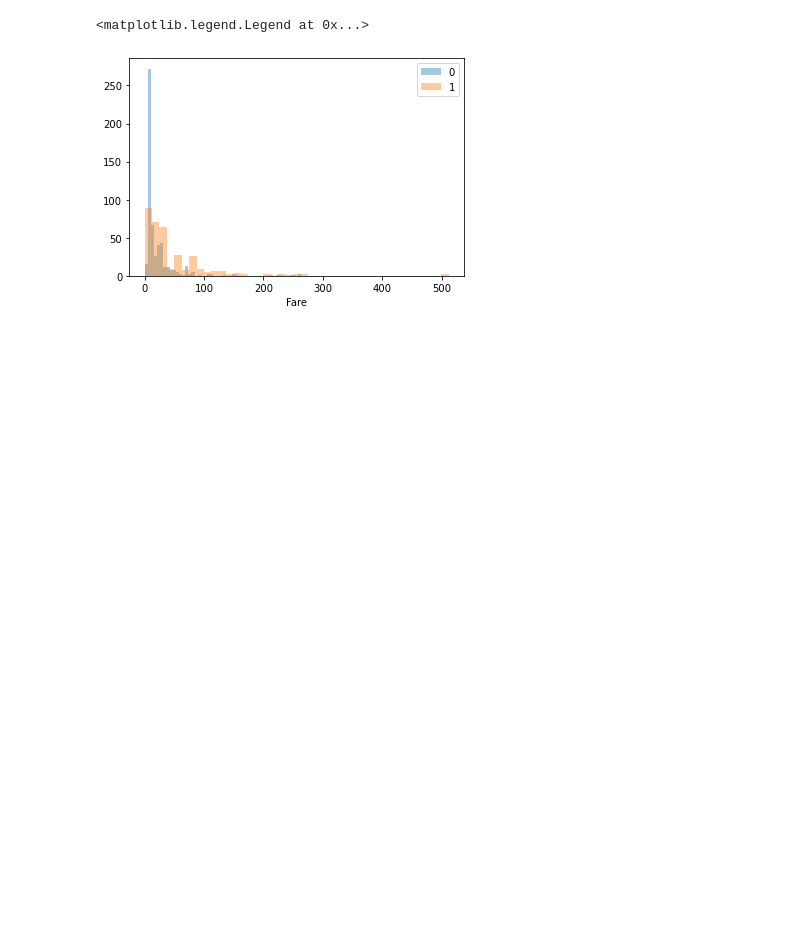
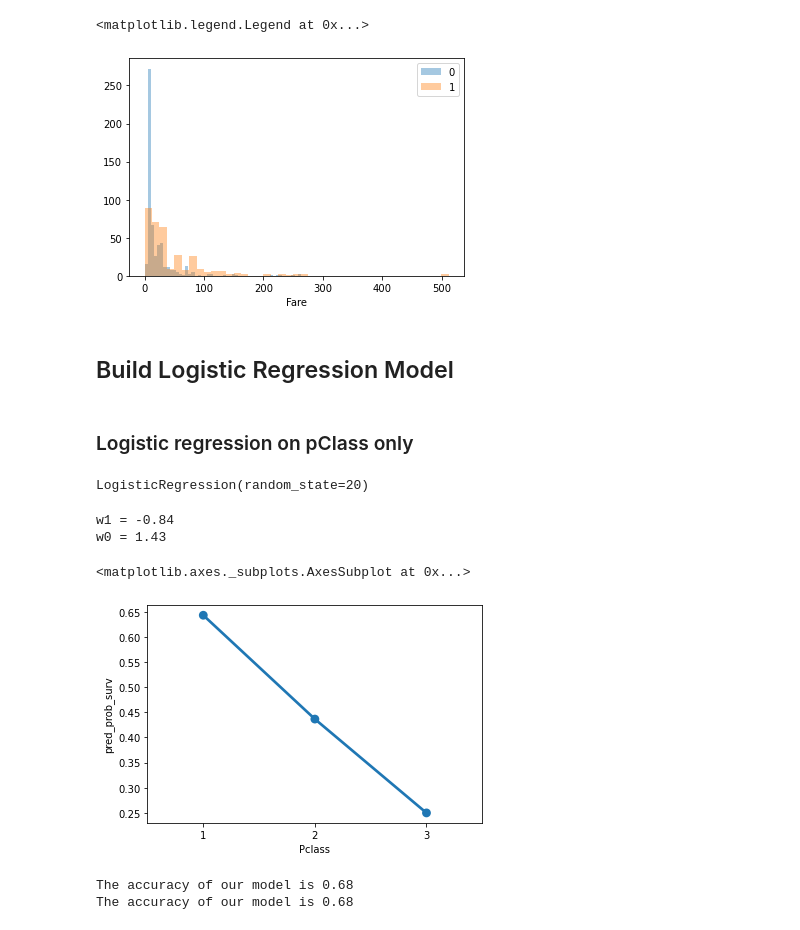
Before and after one commit to mfriebel/DS_projects, a Jupyter notebook: week02/project_week02_MF.ipynb, the cells around one changed output. Cells and saved outputs as stored; diff of their text form; code cells hidden in the pictures; blank space fills up the shorter version.

Commit message:
started to work logistic regression and evaluation

```diff
--- a/week02/project_week02_MF.ipynb
+++ b/week02/project_week02_MF.ipynb
@@ -98,3 +99,43 @@ plt.legend()
 # %% [output]
 <matplotlib.legend.Legend at 0x...>
 [figure]
+# %% [markdown]
+## Build Logistic Regression Model
+# %% [markdown]
+### Logistic regression on pClass only
+# %%
+# Create model
+m = LogisticRegression(random_state = 20)
+# %%
+# Define X and y of Model
+X = data_train[['Pclass']]
+y = data_train['Survived']
+# %%
+# Fitting the model
+m.fit(X, y)
+# %% [output]
+LogisticRegression(random_state=20)
+# %%
+# Fitting parameters
+w1 = m.coef_[0][0]
+w0 = m.intercept_[0]
+print(f'w1 = {round(w1, 2)}')
+print(f'w0 = {round(w0, 2)}')
+# %% [output]
+w1 = -0.84
+w0 = 1.43
+# %%
+# calculate probalitity of survival based on Passenger Class for all Passengers and add it to the Dataframe
+data_train['pred_prob_surv'] = m.predict_proba(X)[:,1]
+# %%
+# Show sigmoid fit of the model
+sns.pointplot(x='Pclass', y='pred_prob_surv', data=data_train)
+# %% [output]
+<matplotlib.axes._subplots.AxesSubplot at 0x...>
+[figure, added]
+# %%
+print(f'The accuracy of our model is {round(m.score(X, y),2)}')
+print(f'The accuracy of our model is {round(accuracy_score(y_true=y, y_pred=m.predict(X)), 2)}')
+# %% [output]
+The accuracy of our model is 0.68
+The accuracy of our model is 0.68
```
Also changed, not shown: parts of 24 cells of this notebook.
